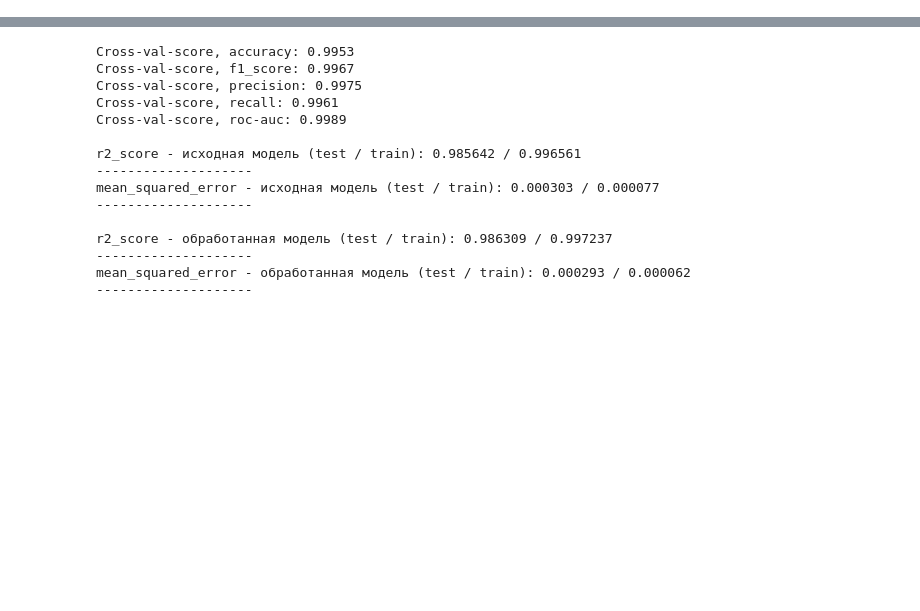
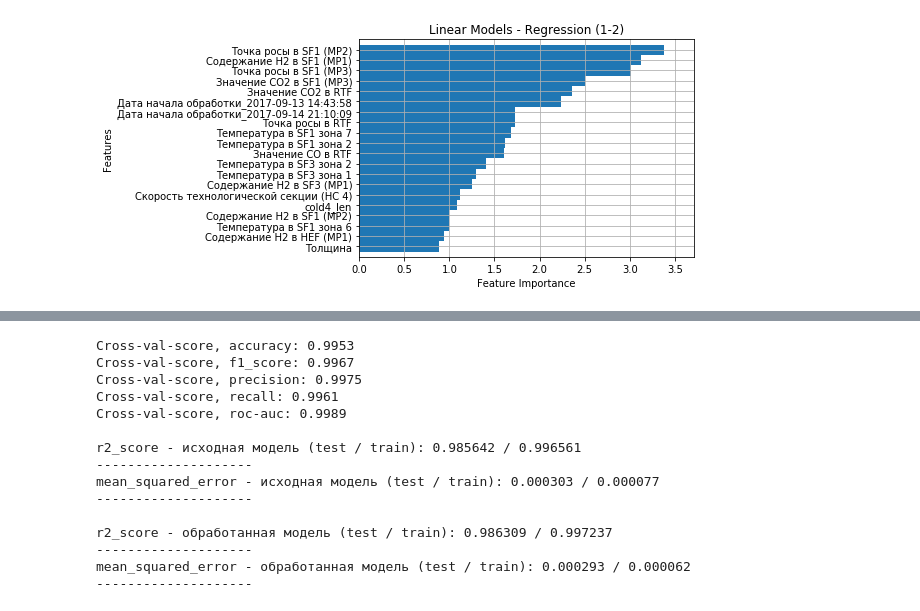
Before and after one commit to rvtsukanov/NLMK, a Jupyter notebook: NLMK.ipynb, the cells around one changed output, grey strips where cells are left out. Drawn from its saved outputs; the diff is of its cells as text; code cells hidden in the pictures; blank space fills up the shorter version.

```diff
--- a/NLMK.ipynb
+++ b/NLMK.ipynb
@@ -139,0 +334,4 @@ def prepare_arguments(lists):
+# %%
+get_top20_features(q[0].coef_, M1.columns, 'Linear Models - Regression (1-2)')
+# %% [output]
+[figure, added]
```
Also changed, not shown: parts of 98 cells of this notebook.
